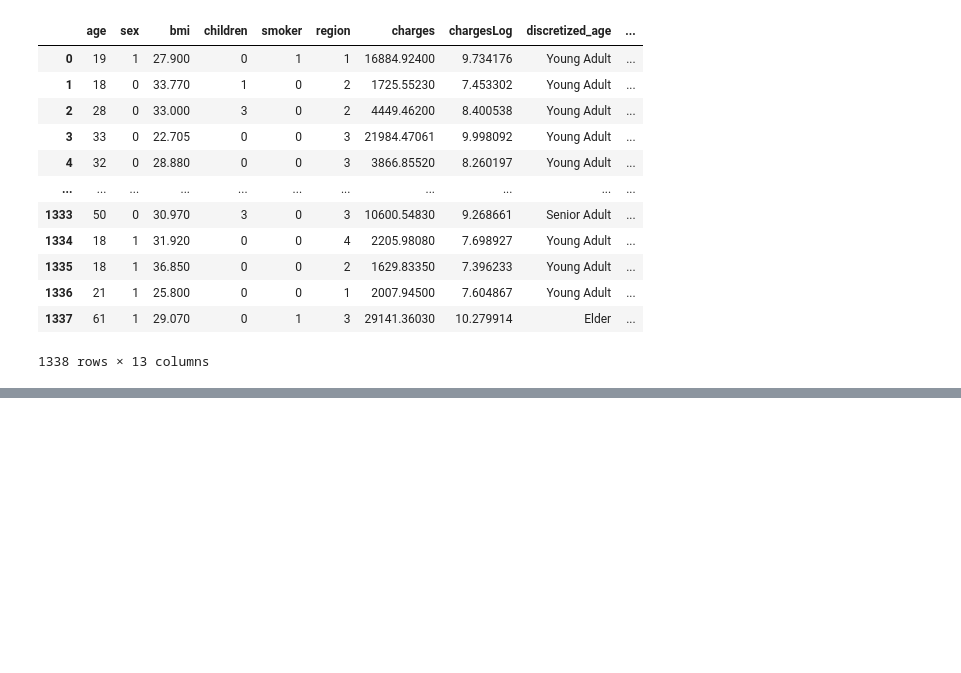
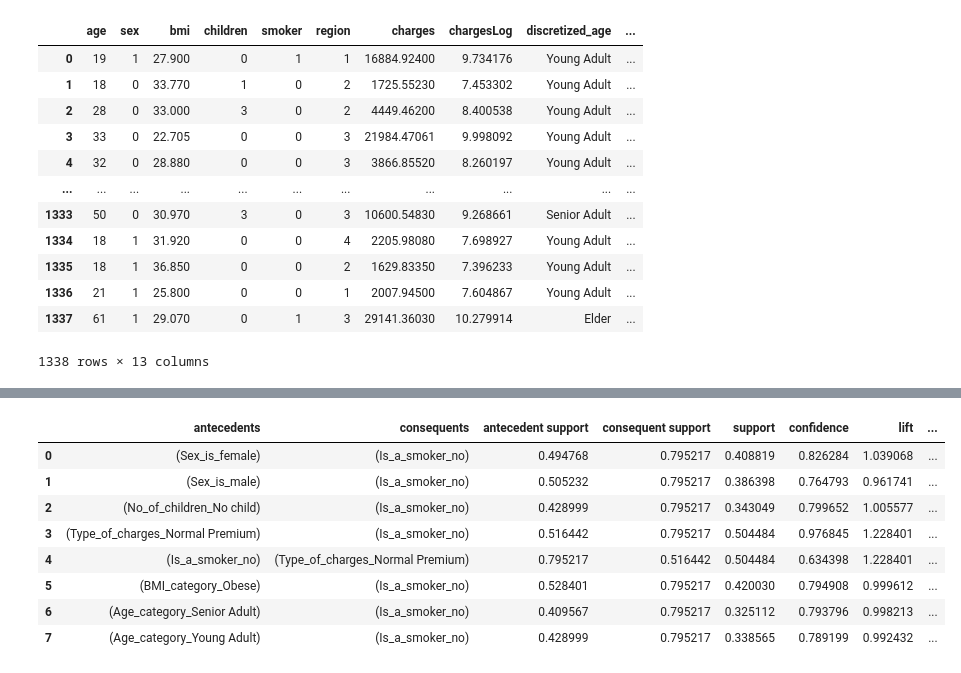
Before and after one commit to anisha98/DataMiningCSCI5521, a Jupyter notebook: DataMiningProject.ipynb, the cells around one changed output, grey strips where cells are left out. Saved outputs shown, nothing was run; the diff lists cells and outputs as text; code cells hidden in the pictures; blank space fills up the shorter version.

```diff
--- a/DataMiningProject.ipynb
+++ b/DataMiningProject.ipynb
@@ -1482,0 +1538,15 @@ Passing the minor parameter of set_xticks() positionally is deprecated since Mat
+# %%
+insurance_data_set=insurance_data_set.drop(['age','bmi','children'],1)
+insurance_data_set=insurance_data_set.drop(['charges'],1)
+# %%
+insurance_data_set = pd.get_dummies(insurance_data_set, columns=["sex","smoker","region"], prefix=["Sex_is","Is_a_smoker","Region_is"] )
+
+insurance_data_set = pd.get_dummies(insurance_data_set, columns=["discretized_children","discretized_charges","discretized_bmi","discretized_age"], prefix=["No_of_children","Type_of_charges","BMI_category","Age_category"])
+# %%
+# Replacing 1 with True and 0 with False
+insurance_data_set.replace({0 : False,1: True}, inplace=True)
+# %%
+from mlxtend.frequent_patterns import apriori
+
+frequent_itemsets= apriori(insurance_data_set,min_support=0.3,use_colnames=True)
+frequent_itemsets
@@ -1482,0 +1570,15 @@ Passing the minor parameter of set_xticks() positionally is deprecated since Mat
+# %%
+from mlxtend.frequent_patterns import association_rules
+
+res=association_rules(frequent_itemsets,metric="confidence",min_threshold=0.6)
+res
+# %% [output]
+|  | antecedents | consequents | antecedent support | consequent support | support | confidence | lift | ... |
+| 0 | (Sex_is_female) | (Is_a_smoker_no) | 0.494768 | 0.795217 | 0.408819 | 0.826284 | 1.039068 | ... |
+| 1 | (Sex_is_male) | (Is_a_smoker_no) | 0.505232 | 0.795217 | 0.386398 | 0.764793 | 0.961741 | ... |
+| 2 | (No_of_children_No child) | (Is_a_smoker_no) | 0.428999 | 0.795217 | 0.343049 | 0.799652 | 1.005577 | ... |
+| 3 | (Type_of_charges_Normal Premium) | (Is_a_smoker_no) | 0.516442 | 0.795217 | 0.504484 | 0.976845 | 1.228401 | ... |
+| 4 | (Is_a_smoker_no) | (Type_of_charges_Normal Premium) | 0.795217 | 0.516442 | 0.504484 | 0.634398 | 1.228401 | ... |
+| 5 | (BMI_category_Obese) | (Is_a_smoker_no) | 0.528401 | 0.795217 | 0.420030 | 0.794908 | 0.999612 | ... |
+| 6 | (Age_category_Senior Adult) | (Is_a_smoker_no) | 0.409567 | 0.795217 | 0.325112 | 0.793796 | 0.998213 | ... |
+| 7 | (Age_category_Young Adult) | (Is_a_smoker_no) | 0.428999 | 0.795217 | 0.338565 | 0.789199 | 0.992432 | ... |
```
Also changed, not shown: parts of 31 cells of this notebook.
